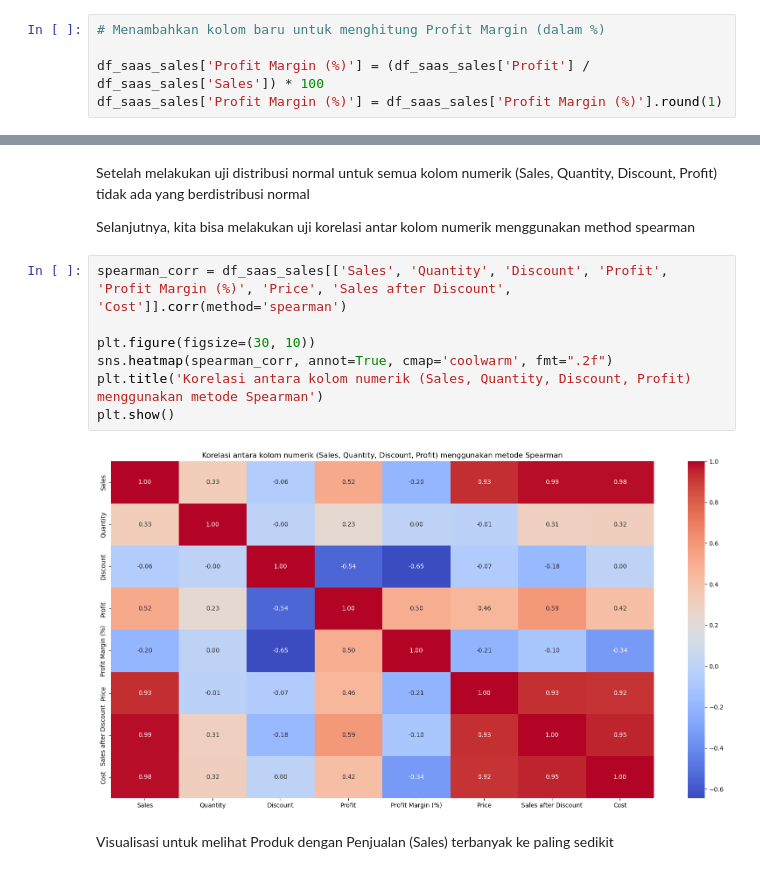
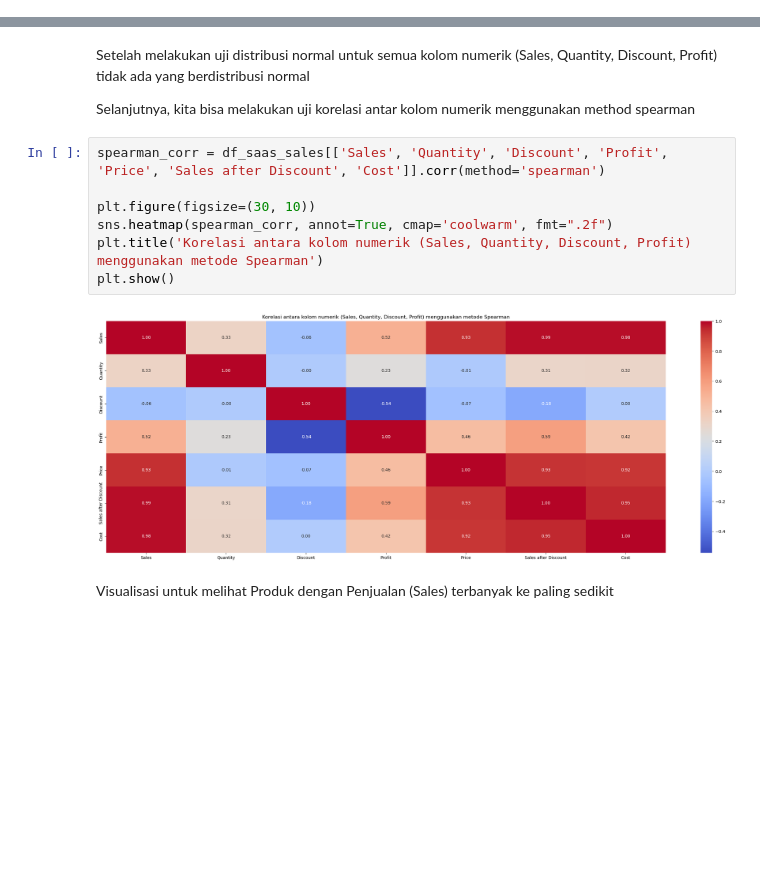
Before and after one commit to alhamfebian/purwadhika-jcdsol, a Jupyter notebook: Capstone Project/Capstone Project Module 2/capstone_project_module_2.ipynb, the cells around one changed output, grey strips where cells are left out. Drawn from its saved outputs; the diff is of its cells as text; blank space fills up the shorter version.

```diff
--- a/Capstone Project/Capstone Project Module 2/capstone_project_module_2.ipynb
+++ b/Capstone Project/Capstone Project Module 2/capstone_project_module_2.ipynb
@@ -72,11 +72,6 @@ memory usage: 1.4+ MB
 # Alasan drop Date Key: Karena valuenya adalah representasi numerik dari kolom Order Date. Kolom Date Key ini belum dibutuhkan dalam analisa kita kali ini
 
 df_saas_sales.drop(columns = ['Row ID', 'Date Key'], inplace = True)
-# %%
-# Menambahkan kolom baru untuk menghitung Profit Margin (dalam %)
-
-df_saas_sales['Profit Margin (%)'] = (df_saas_sales['Profit'] / df_saas_sales['Sales']) * 100
-df_saas_sales['Profit Margin (%)'] = df_saas_sales['Profit Margin (%)'].round(1)
 # %%
 # Menambahkan kolom baru 'Price' yang merupakan hasil pembagian kolom 'Sales' dengan kolom 'Quantity'
 df_saas_sales['Price'] = df_saas_sales['Sales'] / df_saas_sales['Quantity']
@@ -276,14 +256,14 @@ Setelah melakukan uji distribusi normal untuk semua kolom numerik (Sales, Quanti
 
 Selanjutnya, kita bisa melakukan uji korelasi antar kolom numerik menggunakan method spearman
 # %%
-spearman_corr = df_saas_sales[['Sales', 'Quantity', 'Discount', 'Profit', 'Profit Margin (%)', 'Price', 'Sales after Discount', 'Cost']].corr(method='spearman')
+spearman_corr = df_saas_sales[['Sales', 'Quantity', 'Discount', 'Profit', 'Price', 'Sales after Discount', 'Cost']].corr(method='spearman')
 
 plt.figure(figsize=(30, 10))
 sns.heatmap(spearman_corr, annot=True, cmap='coolwarm', fmt=".2f")
 plt.title('Korelasi antara kolom numerik (Sales, Quantity, Discount, Profit) menggunakan metode Spearman')
 plt.show()
 # %% [output]
-[figure, old version]
+[figure, new version]
 # %% [markdown]
 Visualisasi untuk melihat Produk dengan Penjualan (Sales) terbanyak ke paling sedikit
 # %%
```
Also changed, not shown: parts of 24 cells of this notebook.
